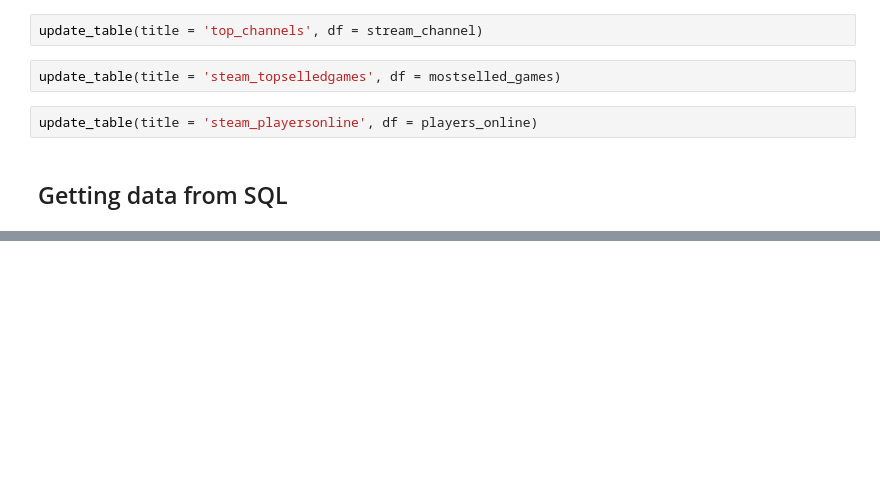
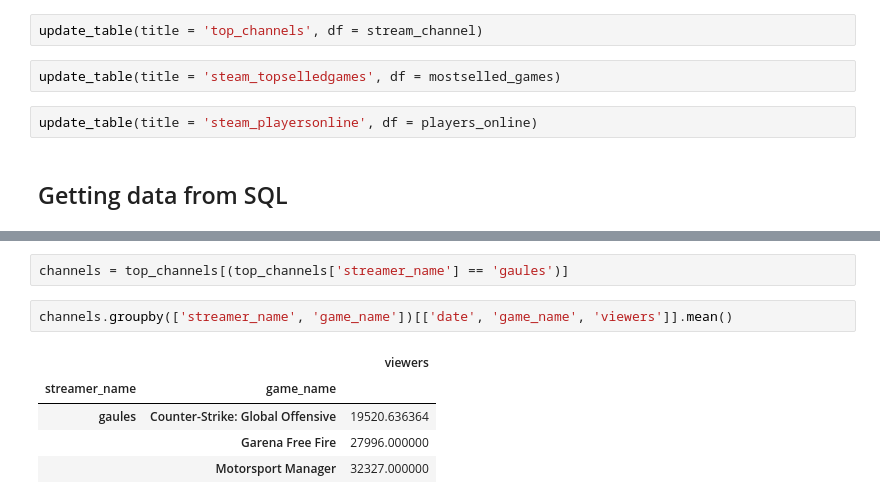
Before and after one commit to luisgzaparolli/Ironhack, a Jupyter notebook: Projects/MiniProject_3/Games/Twitch API & Steam Web Scrapping - Games database.ipynb, the cells around one changed output, grey strips where cells are left out. Cells and saved outputs as stored; diff of their text form; blank space fills up the shorter version.

```diff
--- a/Projects/MiniProject_3/Games/Twitch API & Steam Web Scrapping - Games database.ipynb
+++ b/Projects/MiniProject_3/Games/Twitch API & Steam Web Scrapping - Games database.ipynb
@@ -389,0 +459,10 @@ update_table(title = 'steam_playersonline', df = players_online)
+# %%
+channels = top_channels[(top_channels['streamer_name'] == 'gaules')]
+# %%
+channels.groupby(['streamer_name', 'game_name'])[['date', 'game_name', 'viewers']].mean()
+# %% [output]
+|  |  | viewers |
+| streamer_name | game_name |  |
+| gaules | Counter-Strike: Global Offensive | 19520.636364 |
+|  | Garena Free Fire | 27996.000000 |
+|  | Motorsport Manager | 32327.000000 |
```
Also changed, not shown: parts of 10 cells of this notebook, 17 other files.
